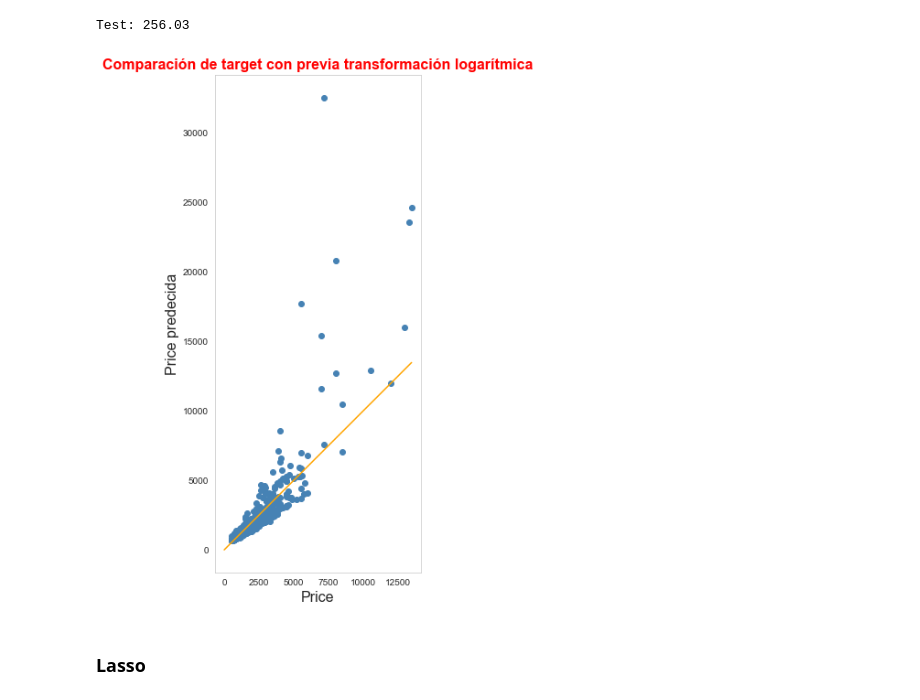
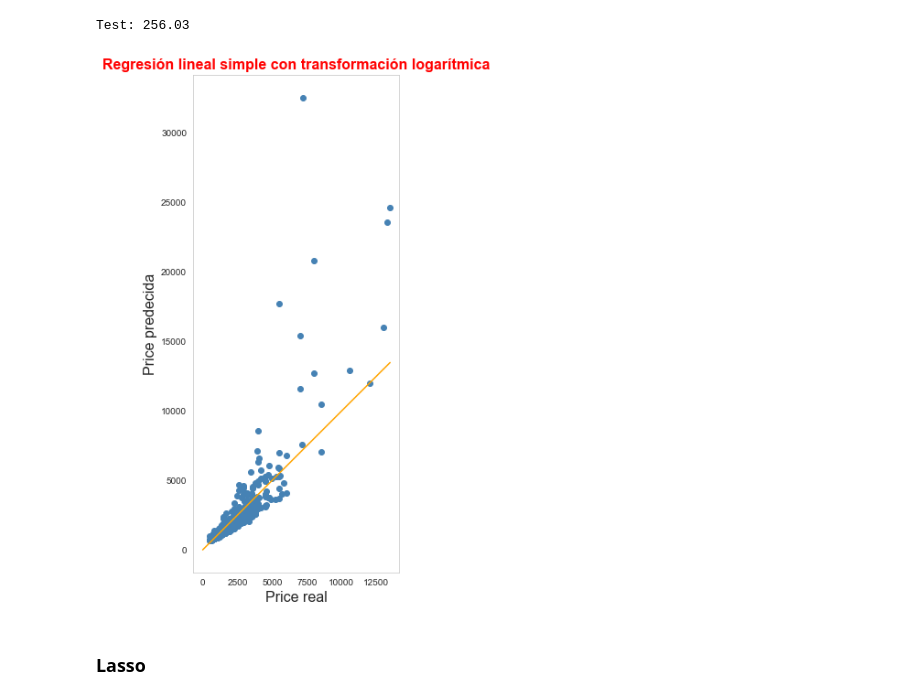
Before and after one commit to carlosarreguib/PROYECTO_1, a Jupyter notebook: MachineLearming.ipynb, the cells around one changed output. Cells and saved outputs as stored; diff of their text form; code cells hidden in the pictures.

```diff
--- a/MachineLearming.ipynb
+++ b/MachineLearming.ipynb
@@ -149,16 +147,16 @@ print("Test:",mean_absolute_error(predict_y,test_y).round(2))
 Test: 256.03
 # %%
 plt.figure(figsize=(10,10))
-plt.title(com_target_trans,fontsize=16,color='red',fontweight="bold")
+plt.title("Regresión lineal simple con transformación logarítmica",fontsize=16,color='red',fontweight="bold")
 plt.scatter(test_y, predict_y,color="steelblue")
 plt.plot(range(test_y.max()),range(test_y.max()),color="orange")
 plt.axis('scaled')
-plt.xlabel('Price',fontsize=16)
+plt.xlabel('Price real',fontsize=16)
 plt.ylabel('Price predecida',fontsize=16)
 plt.grid(ls='--',lw=0.7)
 plt.show()
 # %% [output]
-[figure, old version]
+[figure, new version]
 # %% [markdown]
 ### Lasso
 # %%
```
Also changed, not shown: parts of 44 cells of this notebook.
